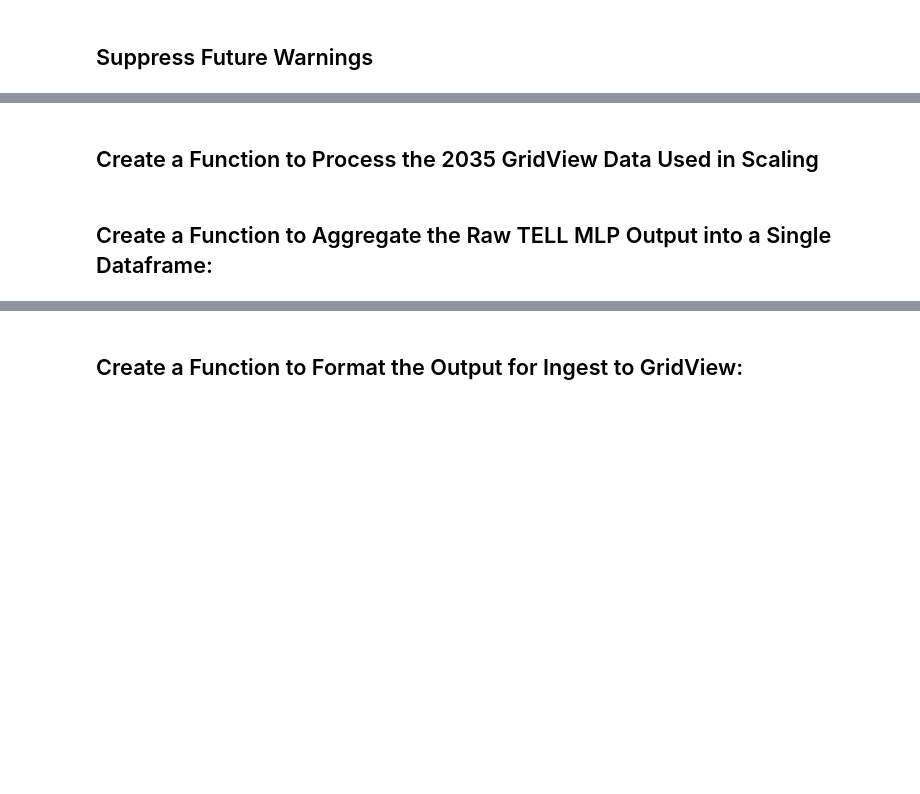
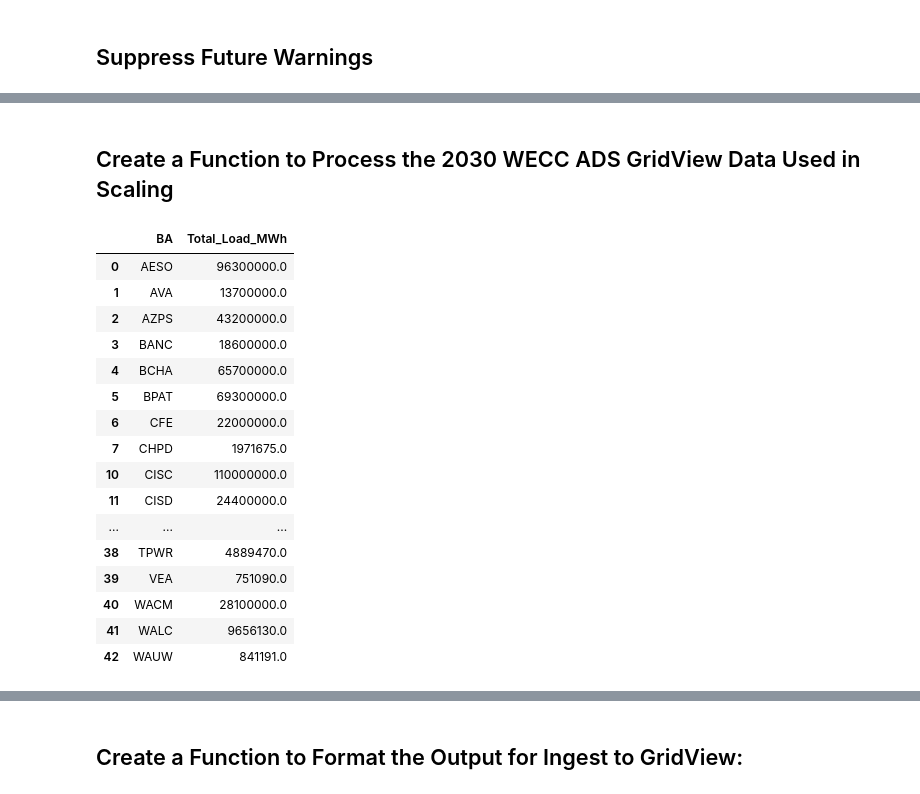
Before and after one commit to cdburley/wpto_polar_vortex_2024_case, a Jupyter notebook: notebooks/process_load_data.ipynb, the cells around one changed output, grey strips where cells are left out. Cells and saved outputs as stored; diff of their text form; code cells hidden in the pictures; blank space fills up the shorter version.

```diff
--- a/notebooks/process_load_data.ipynb
+++ b/notebooks/process_load_data.ipynb
@@ -23,5 +95,5 @@ warnings.simplefilter(action='ignore', category=FutureWarning)
 # %% [markdown]
-## Create a Function to Process the 2035 GridView Data Used in Scaling
+## Create a Function to Process the 2030 WECC ADS GridView Data Used in Scaling
 # %%
 def process_gridview_data(data_dir: str):
 
@@ -65,5 +140,3 @@ def process_gridview_data(data_dir: str):
 
     # Return the output dataframe:
     return gv_df
-# %% [markdown]
-## Create a Function to Aggregate the Raw TELL MLP Output into a Single Dataframe:
@@ -95,0 +143,23 @@ def aggregate_mlp_output_files(data_dir: str, year_to_process: str):
+# %%
+# Test the function:
+gv_df = process_gridview_data(data_dir = data_dir)
+
+gv_df
+# %% [output]
+|  | BA | Total_Load_MWh |
+| 0 | AESO | 96300000.0 |
+| 1 | AVA | 13700000.0 |
+| 2 | AZPS | 43200000.0 |
+| 3 | BANC | 18600000.0 |
+| 4 | BCHA | 65700000.0 |
+| 5 | BPAT | 69300000.0 |
+| 6 | CFE | 22000000.0 |
+| 7 | CHPD | 1971675.0 |
+| 10 | CISC | 110000000.0 |
+| 11 | CISD | 24400000.0 |
+| ... | ... | ... |
+| 38 | TPWR | 4889470.0 |
+| 39 | VEA | 751090.0 |
+| 40 | WACM | 28100000.0 |
+| 41 | WALC | 9656130.0 |
+| 42 | WAUW | 841191.0 |
```
Also changed, not shown: parts of 27 cells of this notebook, 2 other files.
